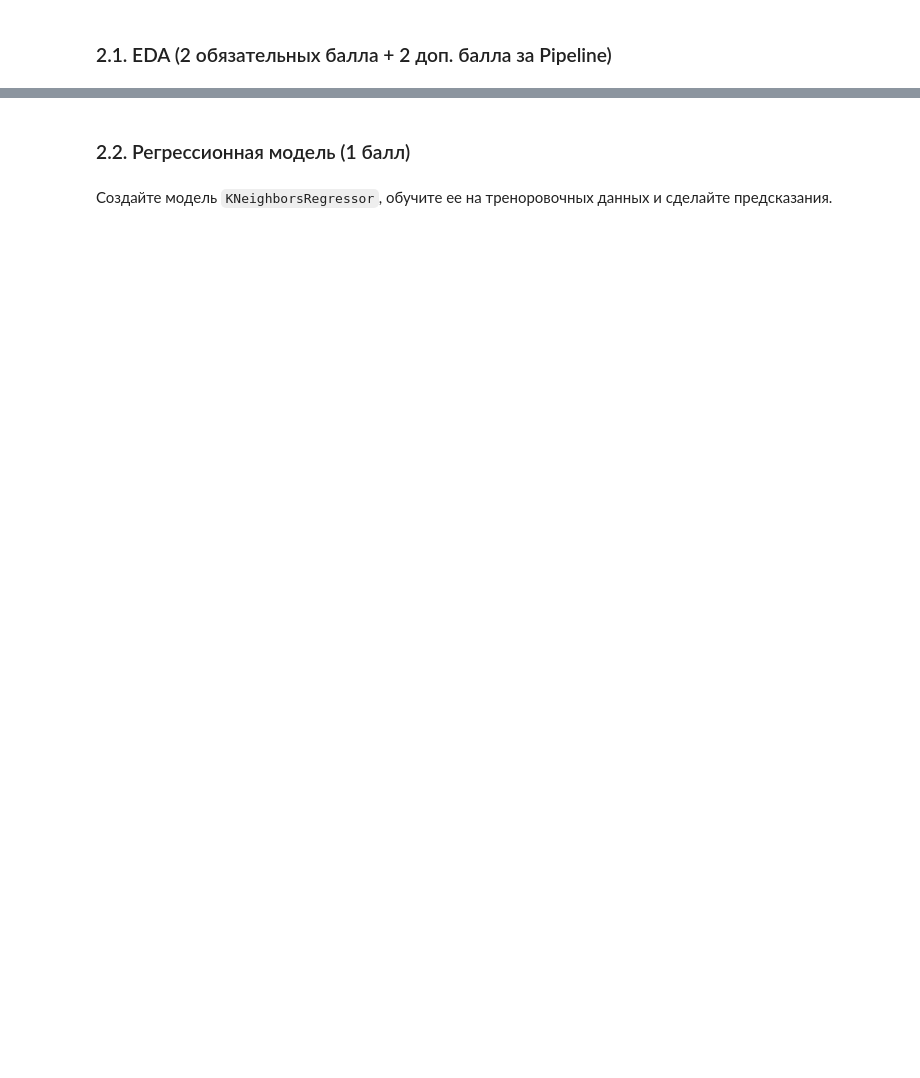
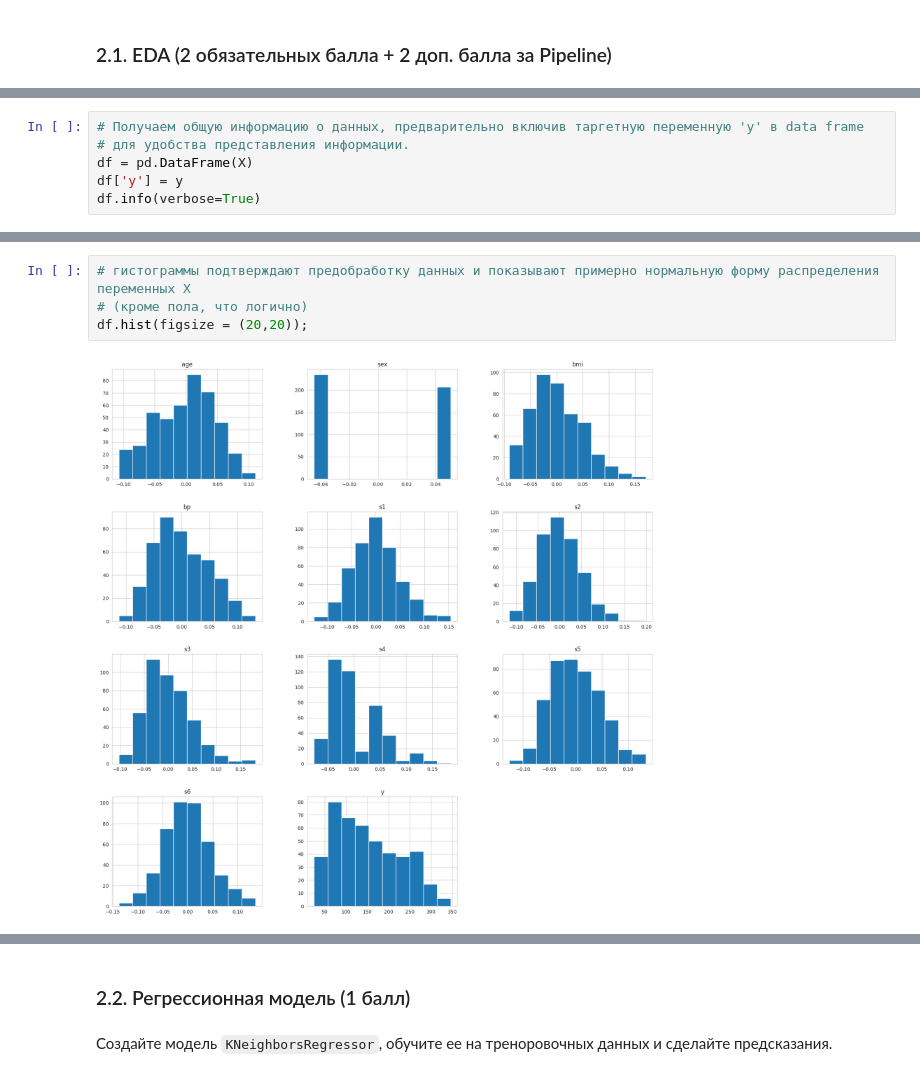
Before and after one commit to CyanusCentaurea/BI_ML_2023, a Jupyter notebook: hw1/KNN.ipynb, the cells around one changed output, grey strips where cells are left out. Cells and saved outputs as stored; diff of their text form; blank space fills up the shorter version.

```diff
--- a/hw1/KNN.ipynb
+++ b/hw1/KNN.ipynb
@@ -253,0 +342,6 @@ from sklearn.pipeline import Pipeline
+# %%
+# Получаем общую информацию о данных, предварительно включив таргетную переменную 'y' в data frame
+# для удобства представления информации.
+df = pd.DataFrame(X)
+df['y'] = y
+df.info(verbose=True)
@@ -253,0 +413,6 @@ from sklearn.pipeline import Pipeline
+# %%
+# гистограммы подтверждают предобработку данных и показывают примерно нормальную форму распределения переменных X
+# (кроме пола, что логично)
+df.hist(figsize = (20,20));
+# %% [output]
+[figure, added]
```
Also changed, not shown: parts of 58 cells of this notebook, 2 other files.
